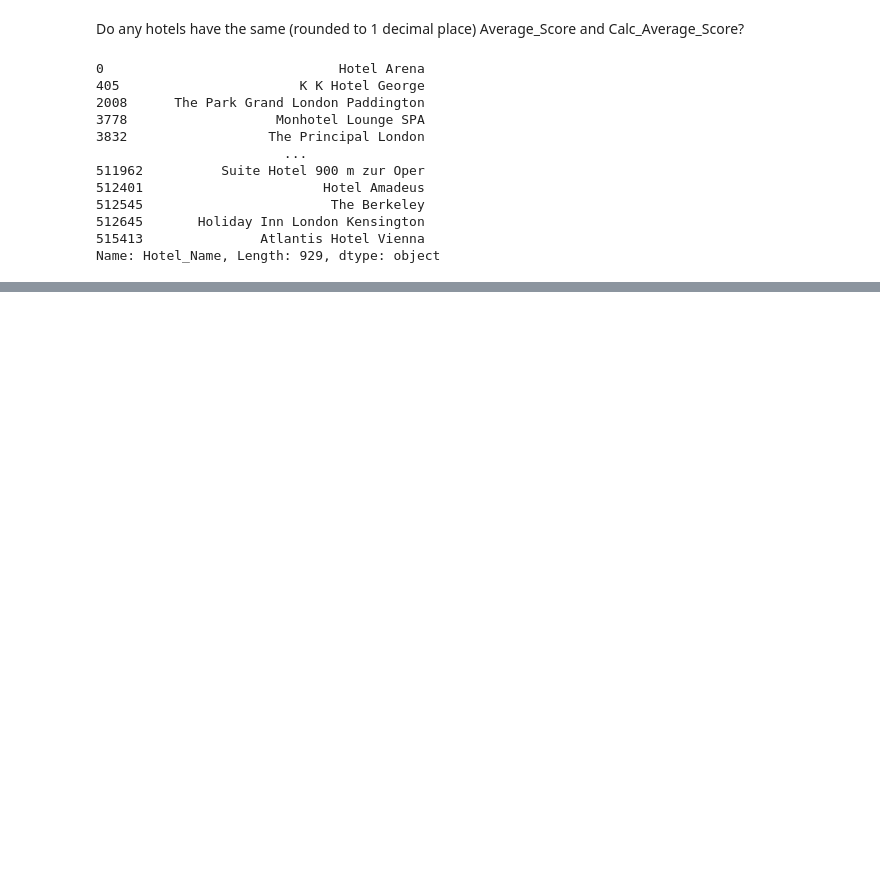
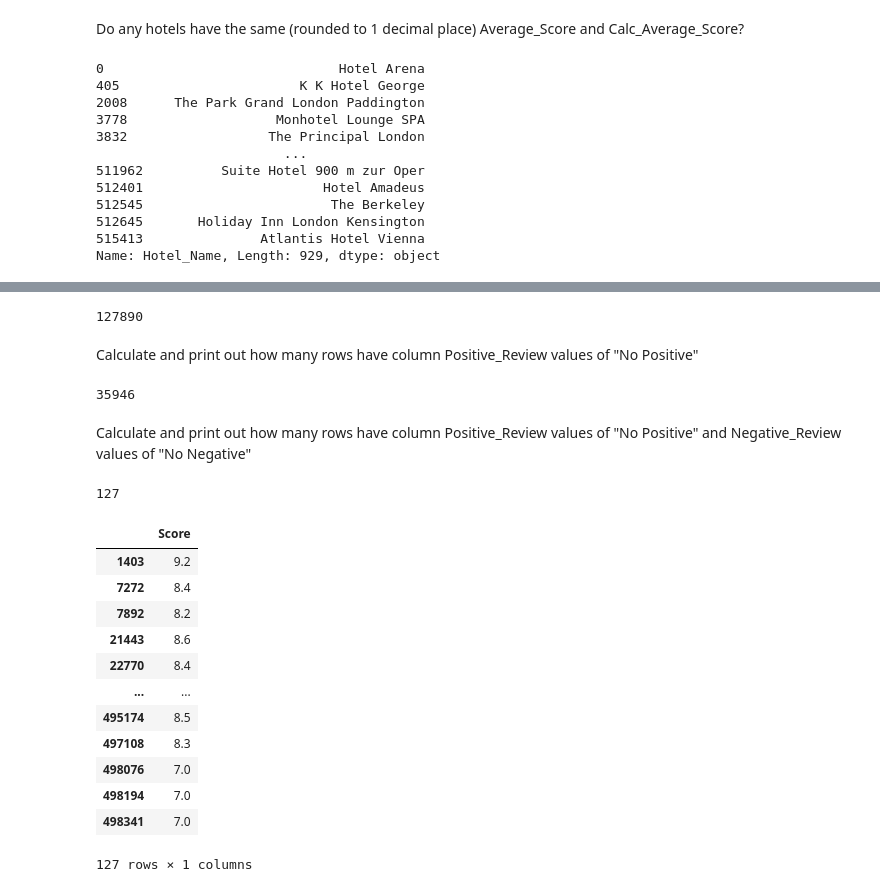
Before and after one commit to omarelwaliely/datascience, a Jupyter notebook: microsoft_beginner_ml/hotel_reviews/hotel_reviews.ipynb, the cells around one changed output, grey strips where cells are left out. Drawn from its saved outputs; the diff is of its cells as text; code cells hidden in the pictures; blank space fills up the shorter version.

Commit message:
finished data exploration

```diff
--- a/microsoft_beginner_ml/hotel_reviews/hotel_reviews.ipynb
+++ b/microsoft_beginner_ml/hotel_reviews/hotel_reviews.ipynb
@@ -157,0 +157,35 @@ NameError: name 're' is not defined
+# %%
+no_neg = reviews[reviews['Negative_Review'] == 'No Negative']
+no_neg.shape[0]
+# %% [output]
+127890
+# %% [markdown]
+Calculate and print out how many rows have column Positive_Review values of "No Positive"
+# %%
+no_pos = reviews[reviews['Positive_Review'] == 'No Positive']
+no_pos.shape[0]
+# %% [output]
+35946
+# %% [markdown]
+Calculate and print out how many rows have column Positive_Review values of "No Positive" and Negative_Review values of "No Negative"
+# %%
+both = reviews[(reviews['Positive_Review'] == 'No Positive') & (reviews['Negative_Review'] == 'No Negative')]
+both.shape[0]
+# %% [output]
+127
+# %%
+pd.DataFrame({"Score":both['Average_Score']})
+# %% [output]
+|  | Score |
+| 1403 | 9.2 |
+| 7272 | 8.4 |
+| 7892 | 8.2 |
+| 21443 | 8.6 |
+| 22770 | 8.4 |
+| ... | ... |
+| 495174 | 8.5 |
+| 497108 | 8.3 |
+| 498076 | 7.0 |
+| 498194 | 7.0 |
+| 498341 | 7.0 |
+127 rows × 1 columns
```
Also changed, not shown: parts of 2 cells of this notebook.
